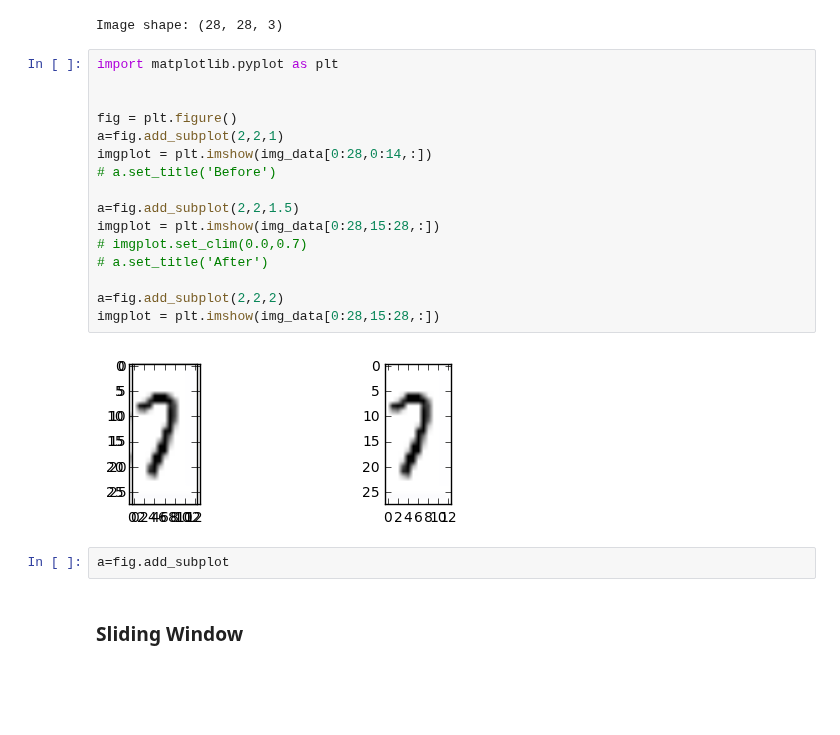
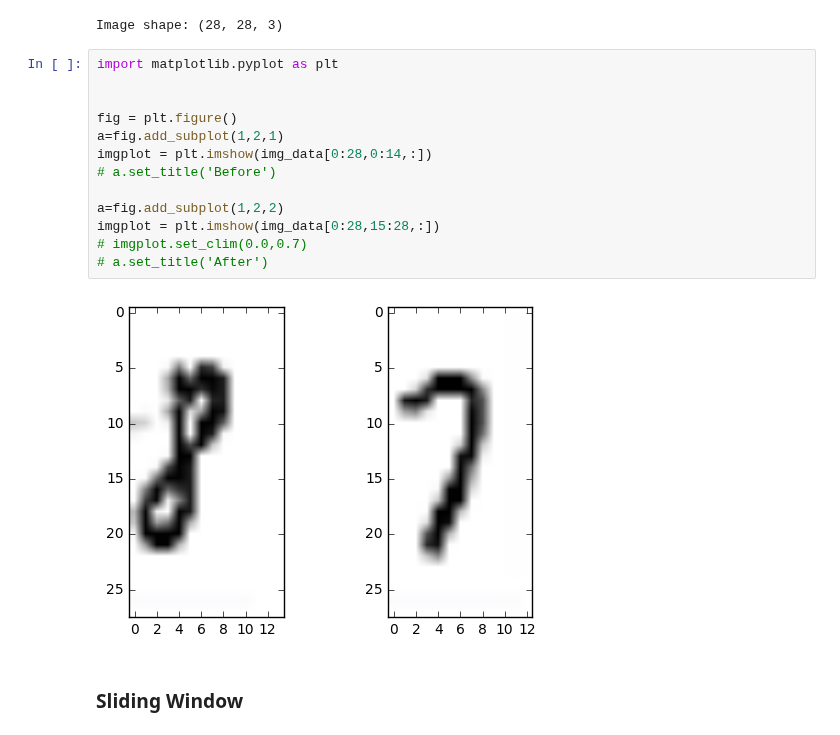
Before and after one commit to hamzafar/deep_learning_by_Google, a Jupyter notebook: project/object detection.ipynb, the cells around one changed output. Drawn from its saved outputs; the diff is of its cells as text; blank space fills up the shorter version.

Commit message:
sub plot

```diff
--- a/project/object detection.ipynb
+++ b/project/object detection.ipynb
@@ -35,23 +35,18 @@ Image shape: (28, 28, 3)
 # %%
 import matplotlib.pyplot as plt
 
 
 fig = plt.figure()
-a=fig.add_subplot(2,2,1)
+a=fig.add_subplot(1,2,1)
 imgplot = plt.imshow(img_data[0:28,0:14,:])
 # a.set_title('Before')
 
-a=fig.add_subplot(2,2,1.5)
+a=fig.add_subplot(1,2,2)
 imgplot = plt.imshow(img_data[0:28,15:28,:])
 # imgplot.set_clim(0.0,0.7)
 # a.set_title('After')
-
-a=fig.add_subplot(2,2,2)
-imgplot = plt.imshow(img_data[0:28,15:28,:])
 # %% [output]
-[figure, old version]
+[figure, new version]
-# %%
-a=fig.add_subplot
 # %% [markdown]
 ### Sliding Window
 # %%
```
